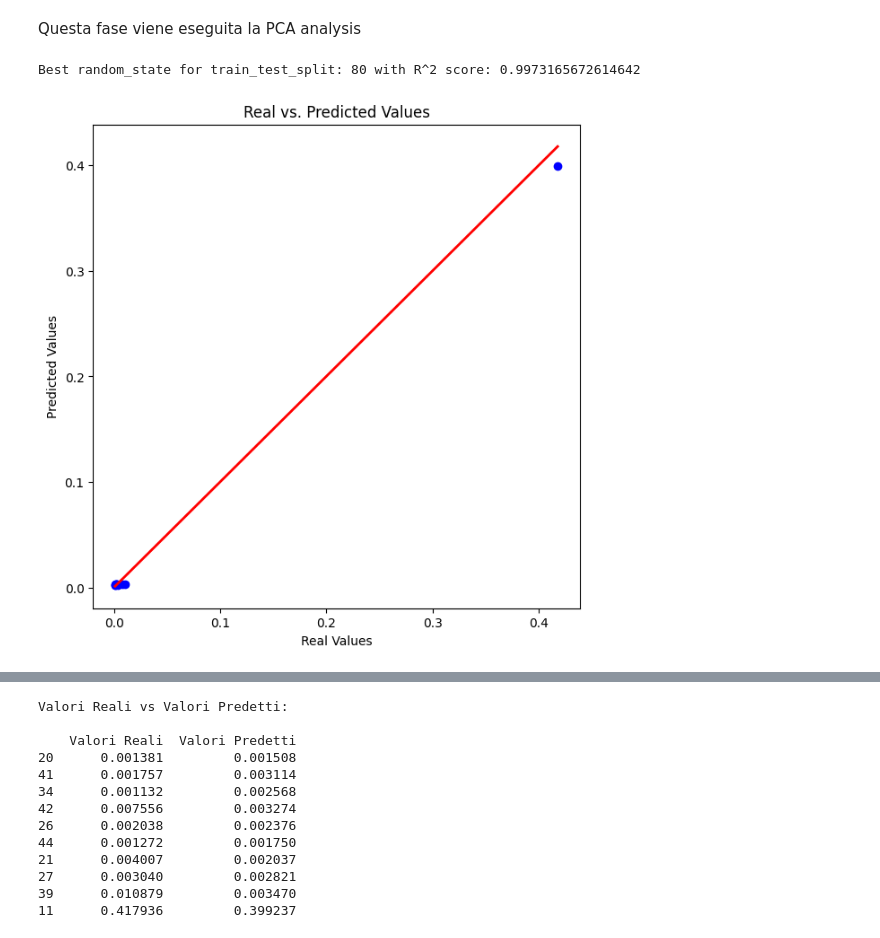
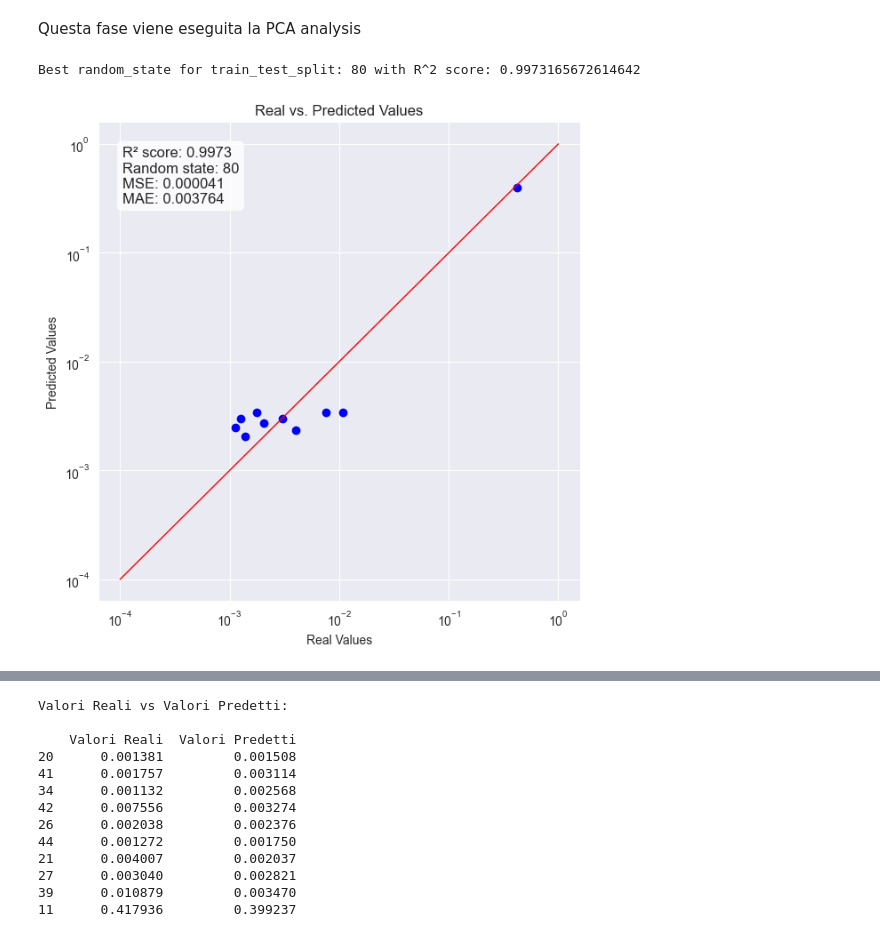
Before and after one commit to LorisMinetti/Permeability_Eval_AI, a Jupyter notebook: poker/Ech/Definitive.ipynb, the cells around one changed output, grey strips where cells are left out. Saved outputs shown, nothing was run; the diff lists cells and outputs as text; code cells hidden in the pictures.

```diff
--- a/poker/Ech/Definitive.ipynb
+++ b/poker/Ech/Definitive.ipynb
@@ -12,7 +12,7 @@ import matplotlib.pyplot as plt
 
 try:
 # Carica il tuo file XLSX
-    xlsx_file = 'C:/Users/loris/Desktop/Python Workspace/FirstTryMiller/dataset/richerDataset.xlsx'  # Sostituisci con il percorso del tuo file
+    xlsx_file = 'C:/Users/francesco01.lampa/PycharmProjects/Permeability_Eval_AI/dataset/richerDataset.xlsx'  # Sostituisci con il percorso del tuo file
 
 # Leggi i dati dal file XLSX e crea un DataFrame
     df: DataFrame = pd.read_excel(xlsx_file)
@@ -154,20 +182,24 @@ plt.colorbar(label='k_m2')
 plt.grid(True)
 plt.show()
 # %%
+from sklearn.metrics import mean_squared_error, mean_absolute_error
 
-import os
+
+# Primo allenamento grezzo
 
 best_y_pred = None
 best_y_test = None
 best_random_state_split = None
 best_score_split = -float('inf')
+best_mse = None
+best_mae = None
 
-#Dichiarazione insieme train 'X' e test 'y'
+
+# Dichiarazione insieme train 'X' e test 'y'
 X = df_scaled.drop('k_m2', axis=1)
 y = df_scaled['k_m2']
 
 for random_state in range(0, 100):
-
 
     X_train, X_test, y_train, y_test = train_test_split(X, y, test_size=0.2, random_state=random_state)
 
@@ -177,36 +209,42 @@ for random_state in range(0, 100):
     y_pred = model.predict(X_test)
     score = r2_score(y_test, y_pred)
 
     if score > best_score_split:
         best_score_split = score
         best_random_state_split = random_state
         best_y_test = y_test
         best_y_pred = y_pred
+        best_mse = mean_squared_error(y_test, y_pred)
+        best_mae = mean_absolute_error(y_test, y_pred)
 
 print(f"Best random_state for train_test_split: {best_random_state_split} with R^2 score: {best_score_split}")
 
-relative_path_png = 'C:/Users/loris/Desktop/Python Workspace/FirstTryMiller/pictures_extract/png/'
-relative_path_pdf = 'C:/Users/loris/Desktop/Python Workspace/FirstTryMiller/pictures_extract/pdf/'
-# Assicurati che la directory esista
-os.makedirs(os.path.dirname(relative_path_png), exist_ok=True)
-os.makedirs(os.path.dirname(relative_path_pdf), exist_ok=True)
+
 
 plt.figure(figsize=(7, 7))
 plt.scatter(best_y_test, best_y_pred, color='blue')  # Cambia il colore dei punti in blu
 plt.plot([10**-4, 10**0], [10**-4, 10**0], 'r-', lw=1)
 plt.xlabel('Real Values')
 plt.ylabel('Predicted Values')
 plt.title('Real vs. Predicted Values')
 plt.xscale('log', base=10)
 plt.yscale('log', base=10)
 plt.grid(True)  # Disabilita la griglia
 
+
+# Adding a text box with the R² score and random_state
+textstr = f'R² score: {best_score_split:.4f}\nRandom state: {best_random_state_split}\nMSE: {best_mse:.6f}\nMAE: {best_mae:.6f}'
+props = dict(boxstyle='round', facecolor='white', alpha=0.8)
+plt.text(0.05, 0.95, textstr, transform=plt.gca().transAxes, fontsize=12,
+         verticalalignment='top', bbox=props)
+
+
 # Salva il grafico come immagine PNG
 plt.savefig(f'{relative_path_png}preliminaryTraining.png')  # Salva il grafico come immagine PNG
 # Salva il grafico come PDF
 plt.savefig(f'{relative_path_pdf}preliminaryTraining.pdf', dpi=300)  # Salva il grafico come PDF
 
 plt.show()
 # %% [output]
 Best random_state for train_test_split: 80 with R^2 score: 0.9973165672614642
-[figure, old version]
+[figure, new version]
```
Also changed, not shown: parts of 7 cells of this notebook, 8 other files.
